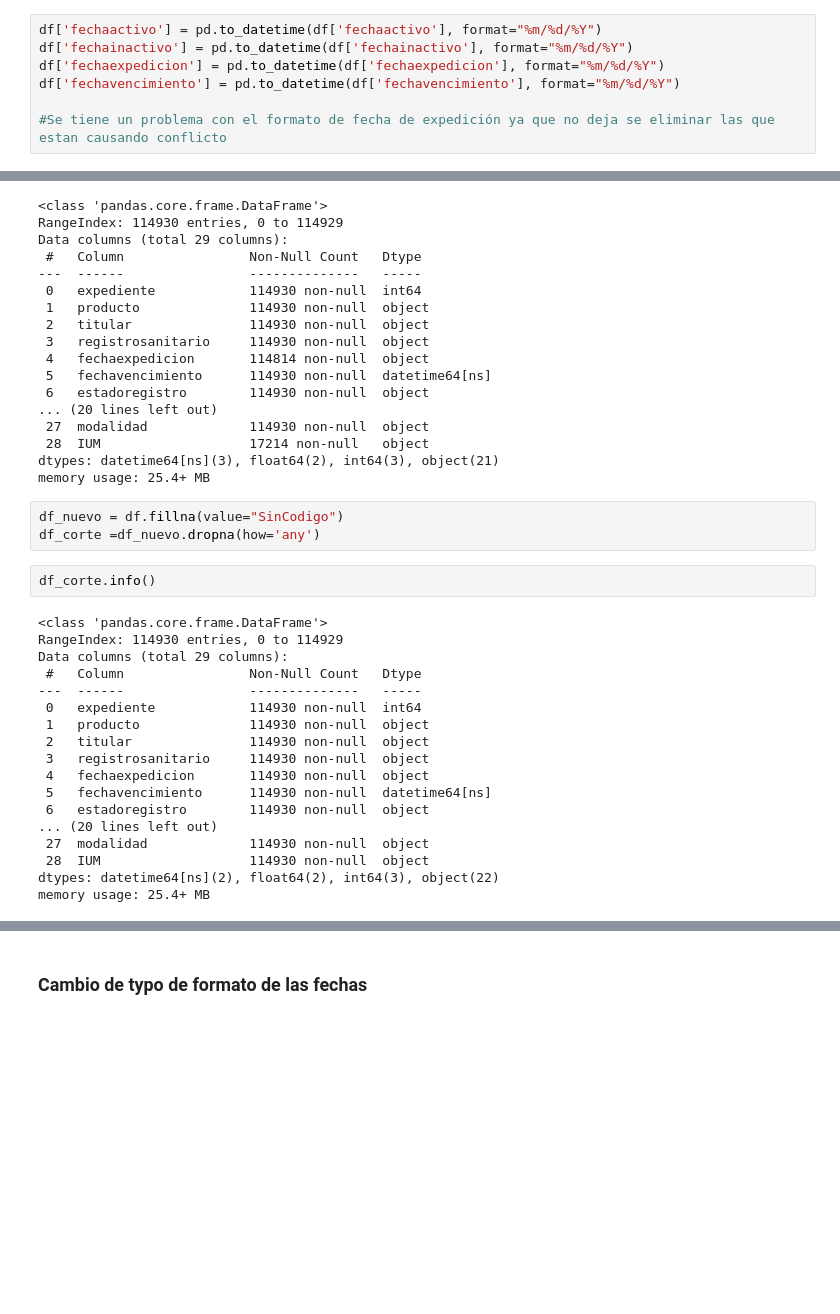
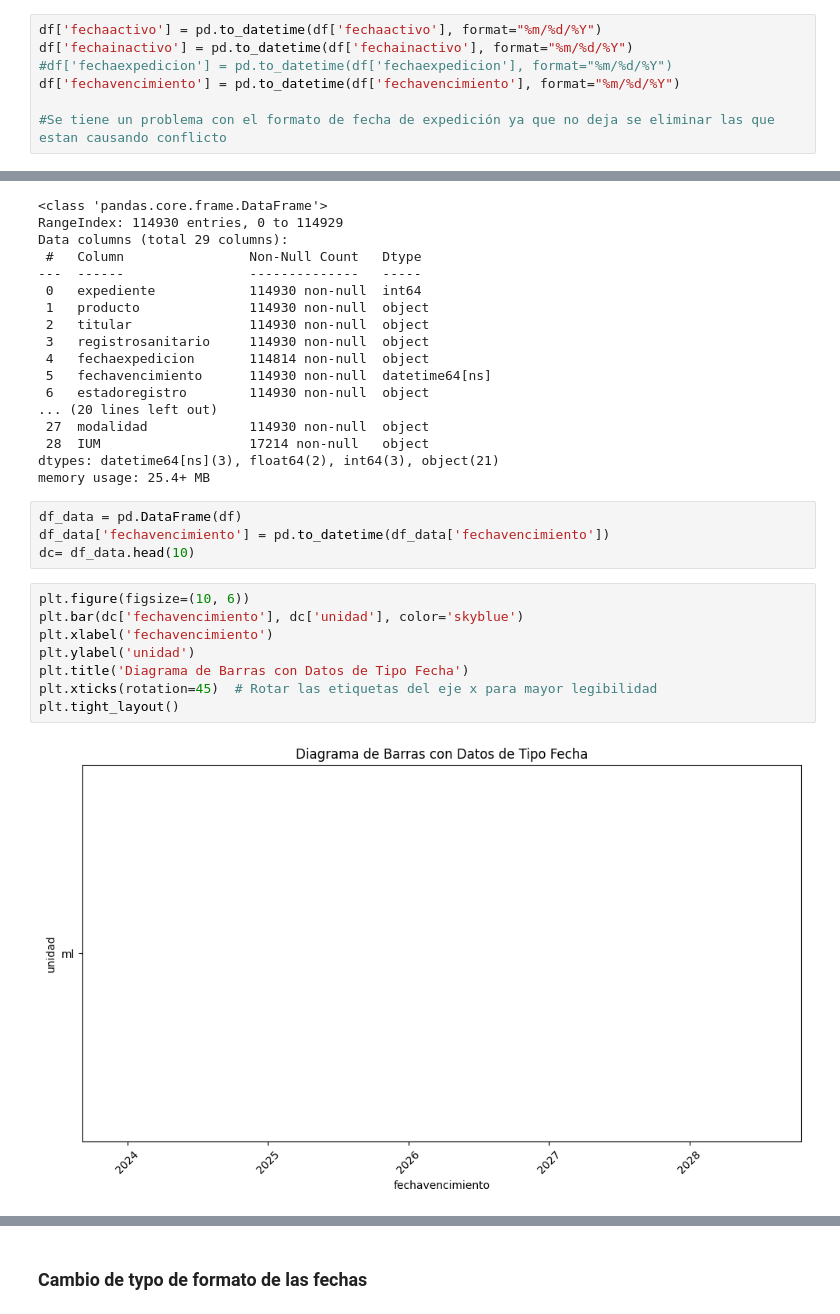
Before and after one commit to GermanAntonioFuentesTapias/proyecto-datos, a Jupyter notebook: ProyectoPython.ipynb, the cells around one changed output, grey strips where cells are left out. Drawn from its saved outputs; the diff is of its cells as text; blank space fills up the shorter version.

```diff
--- a/ProyectoPython.ipynb
+++ b/ProyectoPython.ipynb
@@ -153,7 +213,7 @@ df_nuevo = df.fillna(value="fechaexpedicion")
 # %%
 df['fechaactivo'] = pd.to_datetime(df['fechaactivo'], format="%m/%d/%Y")
 df['fechainactivo'] = pd.to_datetime(df['fechainactivo'], format="%m/%d/%Y")
-df['fechaexpedicion'] = pd.to_datetime(df['fechaexpedicion'], format="%m/%d/%Y")
+#df['fechaexpedicion'] = pd.to_datetime(df['fechaexpedicion'], format="%m/%d/%Y")
 df['fechavencimiento'] = pd.to_datetime(df['fechavencimiento'], format="%m/%d/%Y")
 
 #Se tiene un problema con el formato de fecha de expedición ya que no deja se eliminar las que estan causando conflicto
@@ -182,26 +237,17 @@ Data columns (total 29 columns):
  28  IUM                   17214 non-null   object
 dtypes: datetime64[ns](3), float64(2), int64(3), object(21)
 memory usage: 25.4+ MB
-# %%
-df_nuevo = df.fillna(value="SinCodigo")
-df_corte =df_nuevo.dropna(how='any')
-# %%
-df_corte.info()
-# %% [output]
-<class 'pandas.core.frame.DataFrame'>
-RangeIndex: 114930 entries, 0 to 114929
-Data columns (total 29 columns):
- #   Column                Non-Null Count   Dtype
----  ------                --------------   -----
- 0   expediente            114930 non-null  int64
- 1   producto              114930 non-null  object
- 2   titular               114930 non-null  object
- 3   registrosanitario     114930 non-null  object
- 4   fechaexpedicion       114930 non-null  object
- 5   fechavencimiento      114930 non-null  datetime64[ns]
- 6   estadoregistro        114930 non-null  object
-... (20 lines left out)
- 27  modalidad             114930 non-null  object
- 28  IUM                   114930 non-null  object
-dtypes: datetime64[ns](2), float64(2), int64(3), object(22)
-memory usage: 25.4+ MB
+# %%
+df_data = pd.DataFrame(df)
+df_data['fechavencimiento'] = pd.to_datetime(df_data['fechavencimiento'])
+dc= df_data.head(10)
+# %%
+plt.figure(figsize=(10, 6))
+plt.bar(dc['fechavencimiento'], dc['unidad'], color='skyblue')
+plt.xlabel('fechavencimiento')
+plt.ylabel('unidad')
+plt.title('Diagrama de Barras con Datos de Tipo Fecha')
+plt.xticks(rotation=45)  # Rotar las etiquetas del eje x para mayor legibilidad
+plt.tight_layout()
+# %% [output]
+[figure, added]
```
Also changed, not shown: parts of 16 cells of this notebook.
